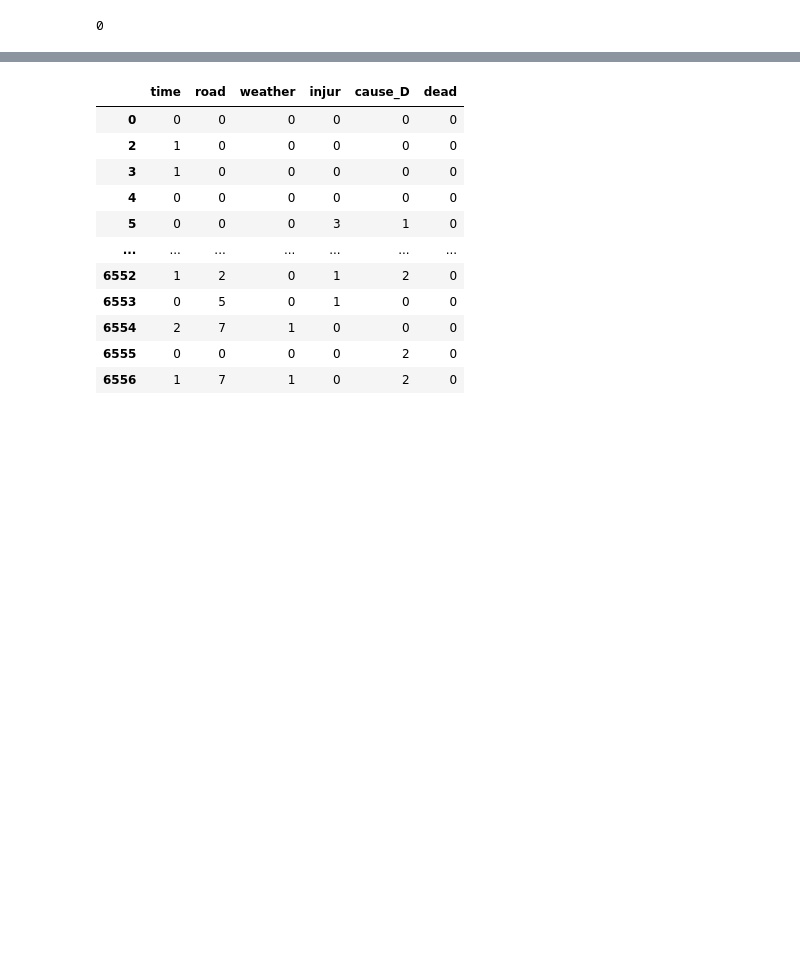
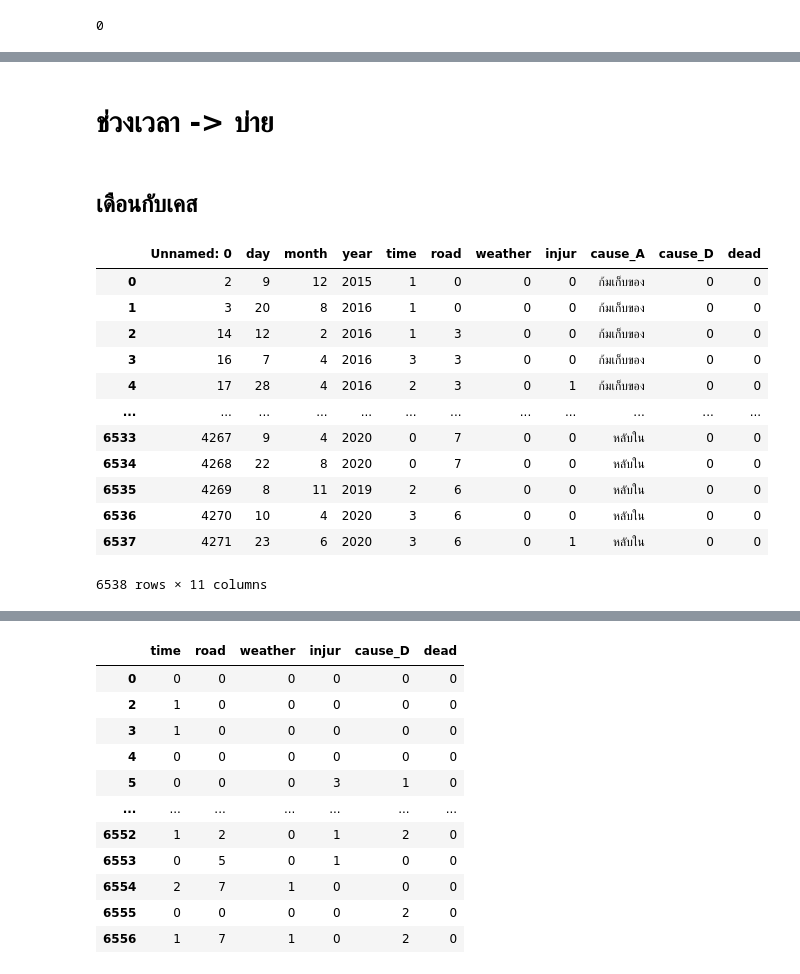
Before and after one commit to Tawanss/BSC_DPDM2023, a Jupyter notebook: project.ipynb, the cells around one changed output, grey strips where cells are left out. Drawn from its saved outputs; the diff is of its cells as text; code cells hidden in the pictures; blank space fills up the shorter version.

```diff
--- a/project.ipynb
+++ b/project.ipynb
@@ -390,0 +720,20 @@ data_new.to_excel('use_data.xlsx')
+# %% [markdown]
+# ช่วงเวลา -> บ่าย
+# %% [markdown]
+## เดือนกับเคส
+# %%
+data #Check data
+# %% [output]
+|  | Unnamed: 0 | day | month | year | time | road | weather | injur | cause_A | cause_D | dead |
+| 0 | 2 | 9 | 12 | 2015 | 1 | 0 | 0 | 0 | ก้มเก็บของ | 0 | 0 |
+| 1 | 3 | 20 | 8 | 2016 | 1 | 0 | 0 | 0 | ก้มเก็บของ | 0 | 0 |
+| 2 | 14 | 12 | 2 | 2016 | 1 | 3 | 0 | 0 | ก้มเก็บของ | 0 | 0 |
+| 3 | 16 | 7 | 4 | 2016 | 3 | 3 | 0 | 0 | ก้มเก็บของ | 0 | 0 |
+| 4 | 17 | 28 | 4 | 2016 | 2 | 3 | 0 | 1 | ก้มเก็บของ | 0 | 0 |
+| ... | ... | ... | ... | ... | ... | ... | ... | ... | ... | ... | ... |
+| 6533 | 4267 | 9 | 4 | 2020 | 0 | 7 | 0 | 0 | หลับใน | 0 | 0 |
+| 6534 | 4268 | 22 | 8 | 2020 | 0 | 7 | 0 | 0 | หลับใน | 0 | 0 |
+| 6535 | 4269 | 8 | 11 | 2019 | 2 | 6 | 0 | 0 | หลับใน | 0 | 0 |
+| 6536 | 4270 | 10 | 4 | 2020 | 3 | 6 | 0 | 0 | หลับใน | 0 | 0 |
+| 6537 | 4271 | 23 | 6 | 2020 | 3 | 6 | 0 | 1 | หลับใน | 0 | 0 |
+6538 rows × 11 columns
```
Also changed, not shown: parts of 96 cells of this notebook.
